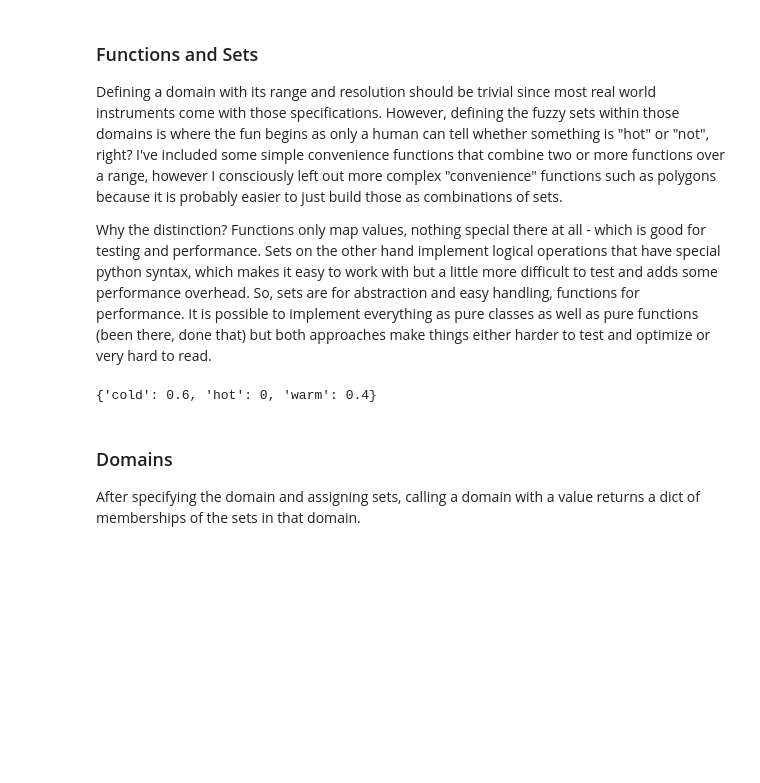
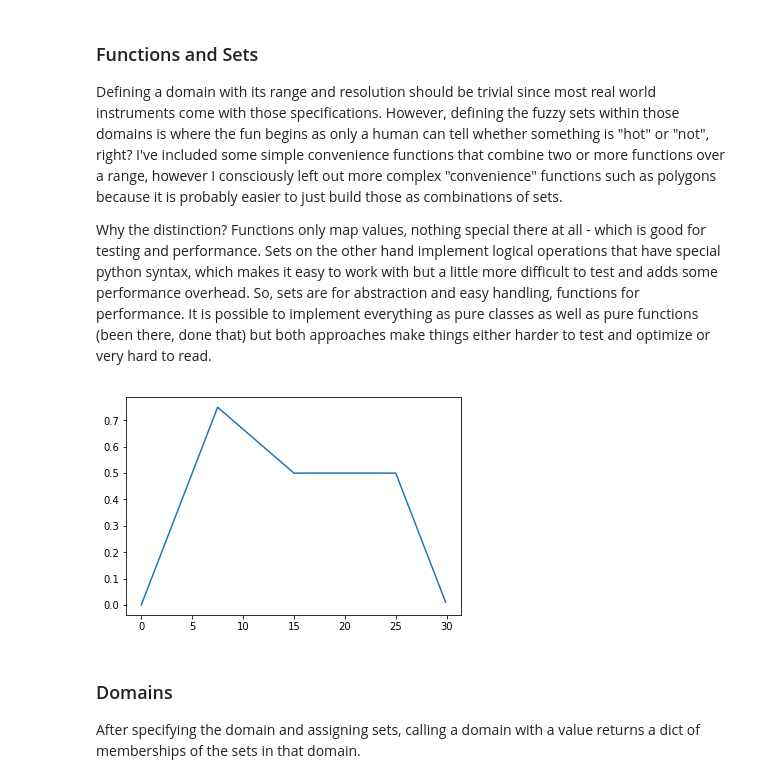
Before and after one commit to Python-Fuzzylogic/fuzzylogic, a Jupyter notebook: Showcase.ipynb, the cells around one changed output. Cells and saved outputs as stored; diff of their text form; code cells hidden in the pictures; blank space fills up the shorter version.

```diff
--- a/Showcase.ipynb
+++ b/Showcase.ipynb
@@ -15,26 +15,20 @@ It is possible to implement everything as pure classes as well as pure functions
 # %%
 %matplotlib inline
 from fuzzy.classes import Domain, Set
 from fuzzy.functions import R, S, alpha
 
 T = Domain("test", 0, 30, res=0.1)
 
 up = Set(R(0,10))
 top = Set(alpha(0.5, 1, S(0, 30)))
 down = Set(S(20, 30))
 T.polygon = up & top & down
 
-#T.polygon.plot()
+T.polygon.plot()
 #T.not_polygon = ~T.polygon
 #T.not_polygon.plot()
-
-temp = Domain('temperature', -100, 100, 1)  # in Celsius
-temp.cold = Set(S(0, 15))
-temp.hot = Set(R(10, 30))
-temp.warm = ~cold & ~hot
-temp(6)
 # %% [output]
-{'cold': 0.6, 'hot': 0, 'warm': 0.4}
+[figure, added]
 # %% [markdown]
 ### Domains
 
```
Also changed, not shown: parts of 2 cells of this notebook, 4 other files.
